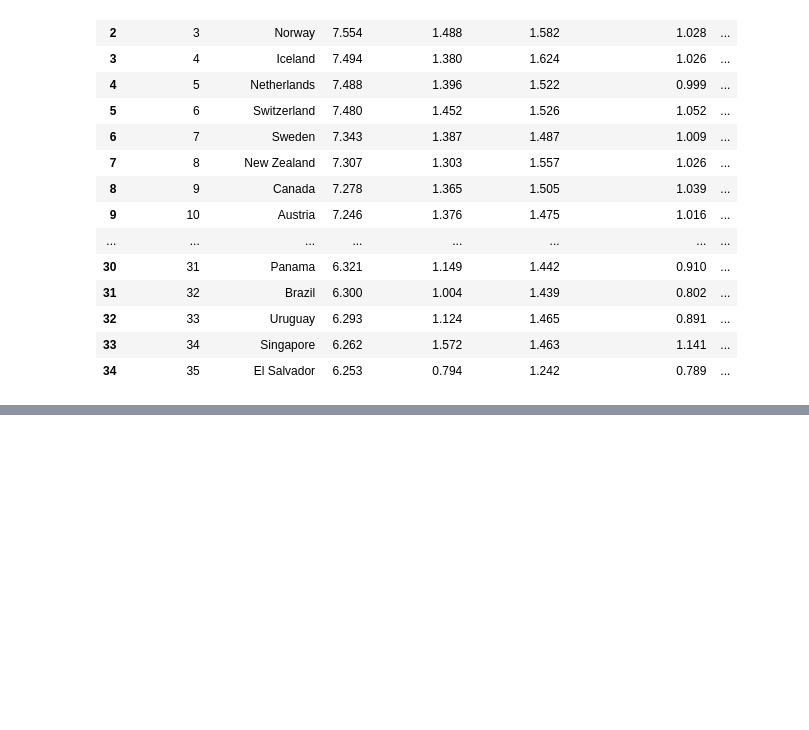
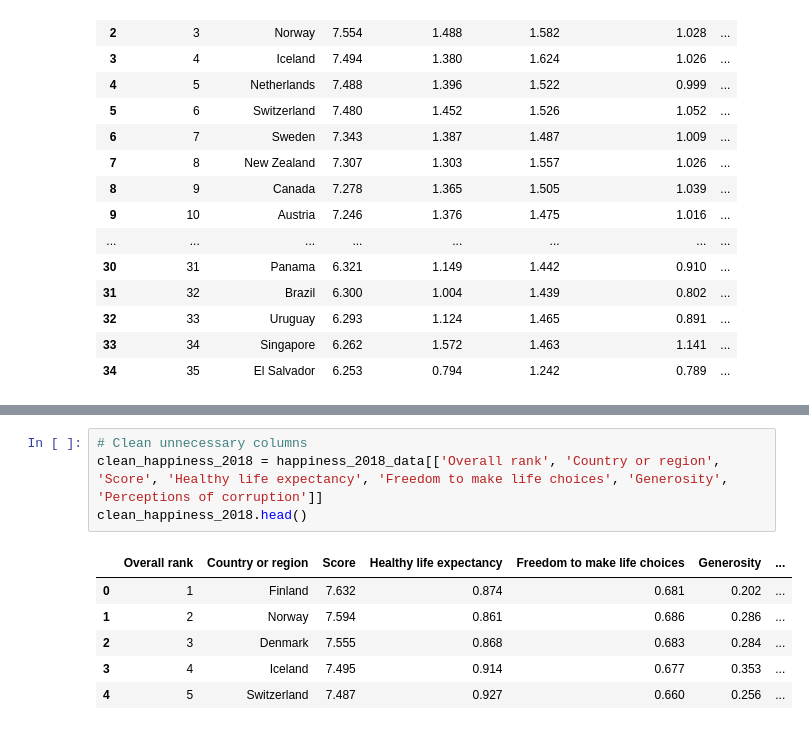
Before and after one commit to jillpeloquin13/group_project_2, a Jupyter notebook: Project2.ipynb, the cells around one changed output, grey strips where cells are left out. Drawn from its saved outputs; the diff is of its cells as text; blank space fills up the shorter version.

```diff
--- a/Project2.ipynb
+++ b/Project2.ipynb
@@ -100,0 +197,11 @@ happiness_2019_data.head(35)
+# %%
+# Clean unnecessary columns
+clean_happiness_2018 = happiness_2018_data[['Overall rank', 'Country or region', 'Score', 'Healthy life expectancy', 'Freedom to make life choices', 'Generosity', 'Perceptions of corruption']]
+clean_happiness_2018.head()
+# %% [output]
+|  | Overall rank | Country or region | Score | Healthy life expectancy | Freedom to make life choices | Generosity | ... |
+| 0 | 1 | Finland | 7.632 | 0.874 | 0.681 | 0.202 | ... |
+| 1 | 2 | Norway | 7.594 | 0.861 | 0.686 | 0.286 | ... |
+| 2 | 3 | Denmark | 7.555 | 0.868 | 0.683 | 0.284 | ... |
+| 3 | 4 | Iceland | 7.495 | 0.914 | 0.677 | 0.353 | ... |
+| 4 | 5 | Switzerland | 7.487 | 0.927 | 0.660 | 0.256 | ... |
```
Also changed, not shown: parts of 8 cells of this notebook.
